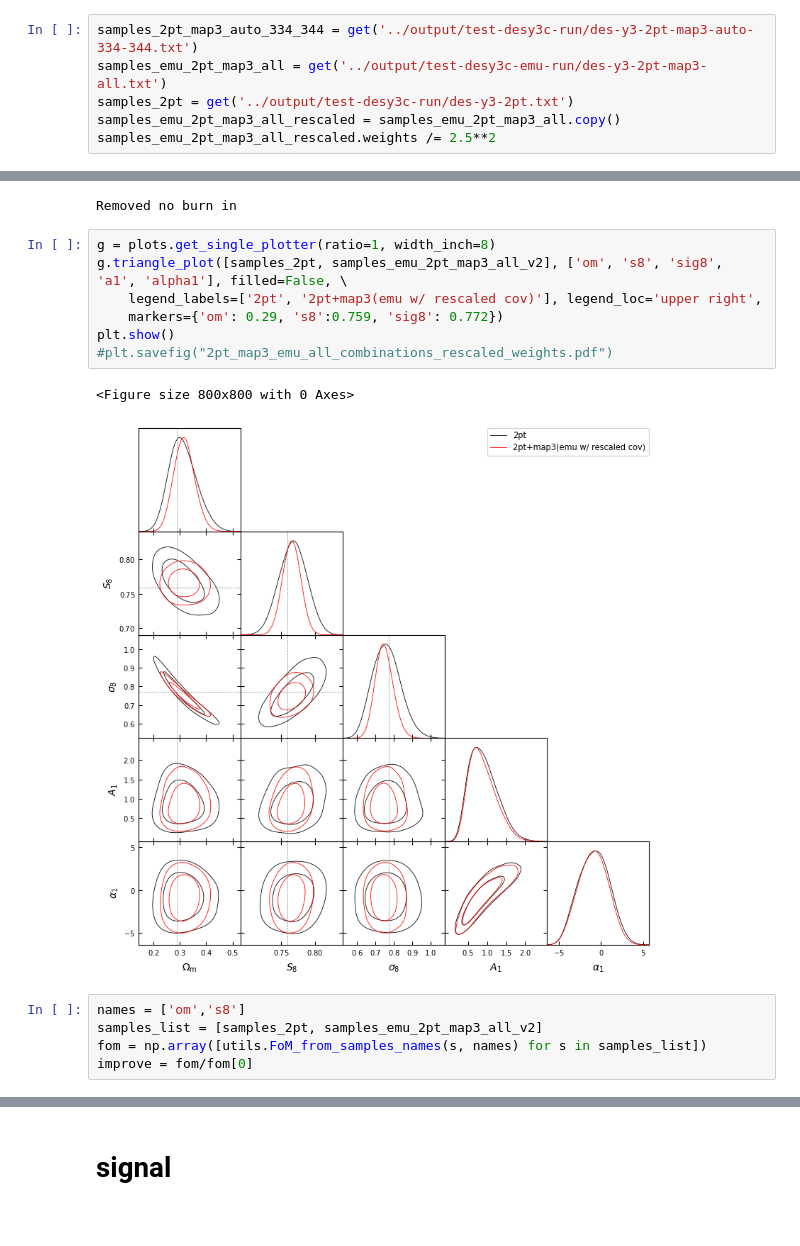
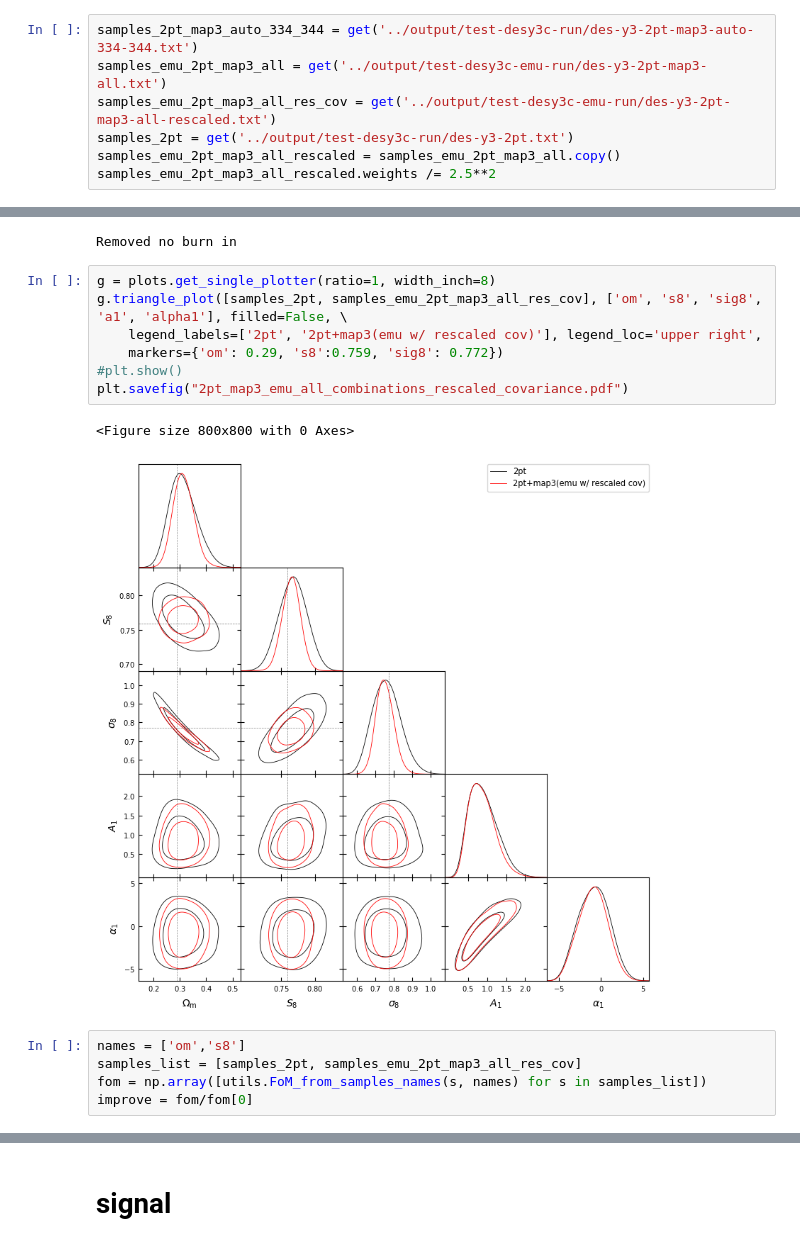
Before and after one commit to rchgomes/3pcf_integrator, a Jupyter notebook: plot-notebooks/plot-test-desy3c-run.ipynb, the cells around one changed output, grey strips where cells are left out. Drawn from its saved outputs; the diff is of its cells as text.

```diff
--- a/plot-notebooks/plot-test-desy3c-run.ipynb
+++ b/plot-notebooks/plot-test-desy3c-run.ipynb
@@ -21,6 +21,7 @@ def get(fname):
 # %%
 samples_2pt_map3_auto_334_344 = get('../output/test-desy3c-run/des-y3-2pt-map3-auto-334-344.txt')
 samples_emu_2pt_map3_all = get('../output/test-desy3c-emu-run/des-y3-2pt-map3-all.txt')
+samples_emu_2pt_map3_all_res_cov = get('../output/test-desy3c-emu-run/des-y3-2pt-map3-all-rescaled.txt')
 samples_2pt = get('../output/test-desy3c-run/des-y3-2pt.txt')
 samples_emu_2pt_map3_all_rescaled = samples_emu_2pt_map3_all.copy()
 samples_emu_2pt_map3_all_rescaled.weights /= 2.5**2
@@ -97,17 +100,17 @@ samples_emu_2pt_map3_all_v2 = MCSamples(samples=[s8, om, sg8, a1, alpha1], weigh
 Removed no burn in
 # %%
 g = plots.get_single_plotter(ratio=1, width_inch=8)
-g.triangle_plot([samples_2pt, samples_emu_2pt_map3_all_v2], ['om', 's8', 'sig8', 'a1', 'alpha1'], filled=False, \
+g.triangle_plot([samples_2pt, samples_emu_2pt_map3_all_res_cov], ['om', 's8', 'sig8', 'a1', 'alpha1'], filled=False, \
     legend_labels=['2pt', '2pt+map3(emu w/ rescaled cov)'], legend_loc='upper right',
     markers={'om': 0.29, 's8':0.759, 'sig8': 0.772})
-plt.show()
-#plt.savefig("2pt_map3_emu_all_combinations_rescaled_weights.pdf")
+#plt.show()
+plt.savefig("2pt_map3_emu_all_combinations_rescaled_covariance.pdf")
 # %% [output]
 <Figure size 800x800 with 0 Axes>
-[figure, old version]
+[figure, new version]
 # %%
 names = ['om','s8']
-samples_list = [samples_2pt, samples_emu_2pt_map3_all_v2]
+samples_list = [samples_2pt, samples_emu_2pt_map3_all_res_cov]
 fom = np.array([utils.FoM_from_samples_names(s, names) for s in samples_list])
 improve = fom/fom[0]
 # %%
```
Also changed, not shown: parts of 4 cells of this notebook, 3 other files.
